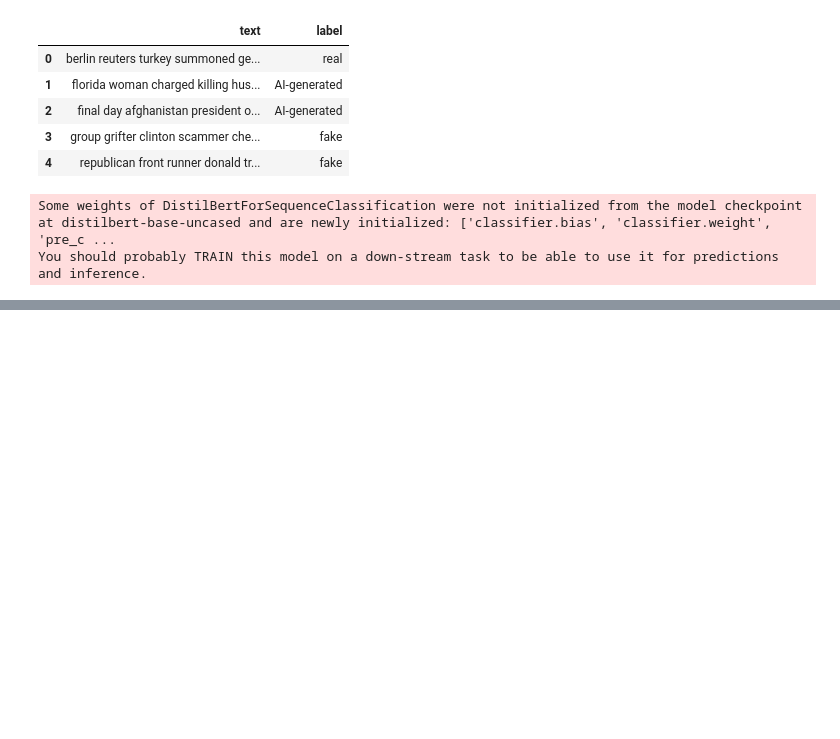
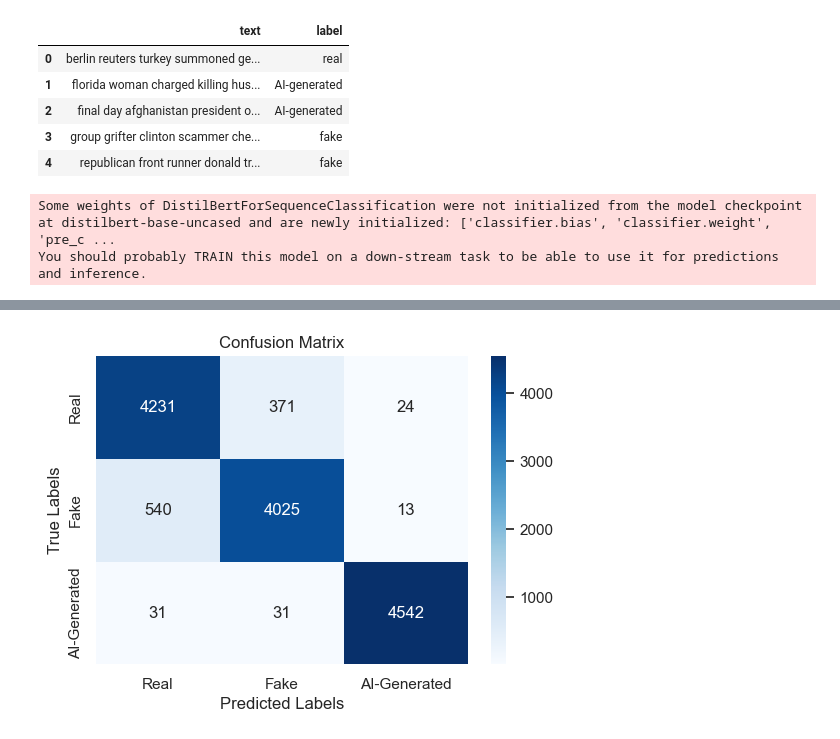
Before and after one commit to yasmine-11/FP-Fake-News-Detection, a Jupyter notebook: Fake-News-Detection.ipynb, the cells around one changed output, grey strips where cells are left out. Drawn from its saved outputs; the diff is of its cells as text; code cells hidden in the pictures; blank space fills up the shorter version.

```diff
--- a/Fake-News-Detection.ipynb
+++ b/Fake-News-Detection.ipynb
@@ -2208,7 +1993,7 @@ tokenizer.save_pretrained("./roberta-finetuned")
  './roberta-finetuned/added_tokens.json')
 # %%
 # Get predictions and true labels
-predictions = trainer.predict(test_dataset)
-pred_labels = predictions.predictions.argmax(axis=-1)
-true_labels = test_dataset["label"]
+roberta_predictions = trainer.predict(test_dataset)
+roberta_pred_labels = predictions.predictions.argmax(axis=-1)
+roberta_true_labels = test_dataset["label"]
 # %%
@@ -2358,5 +2159,5 @@ tokenizer.save_pretrained("./distilbert-finetuned")
 # %%
 # Get predictions and true labels from the trainer
-predictions = trainer.predict(test_dataset)
-pred_labels = predictions.predictions.argmax(axis=-1)
-true_labels = test_dataset['label']
+distilbert_predictions = trainer.predict(test_dataset)
+distilbert_pred_labels = predictions.predictions.argmax(axis=-1)
+distilbert_true_labels = test_dataset['label']
@@ -2368,15 +2184,17 @@ print("Classification Report:\n", classification_report(true_labels, pred_labels
 # %%
 # Define the label names
 labels = ['Real', 'Fake', 'AI-Generated']
 
 # Compute confusion matrix
-cm = confusion_matrix(true_labels, pred_labels)
+cm = confusion_matrix(distilbert_true_labels, distilbert_pred_labels)
 
 # Plot confusion matrix with clearer labels
 plt.figure(figsize=(6, 4))
 sns.heatmap(cm, annot=True, fmt='g', cmap='Blues',
             xticklabels=labels, yticklabels=labels)
 plt.xlabel('Predicted Labels')
 plt.ylabel('True Labels')
 plt.title('Confusion Matrix')
 plt.show()
+# %% [output]
+[figure, added]
```
Also changed, not shown: parts of 43 cells of this notebook.
